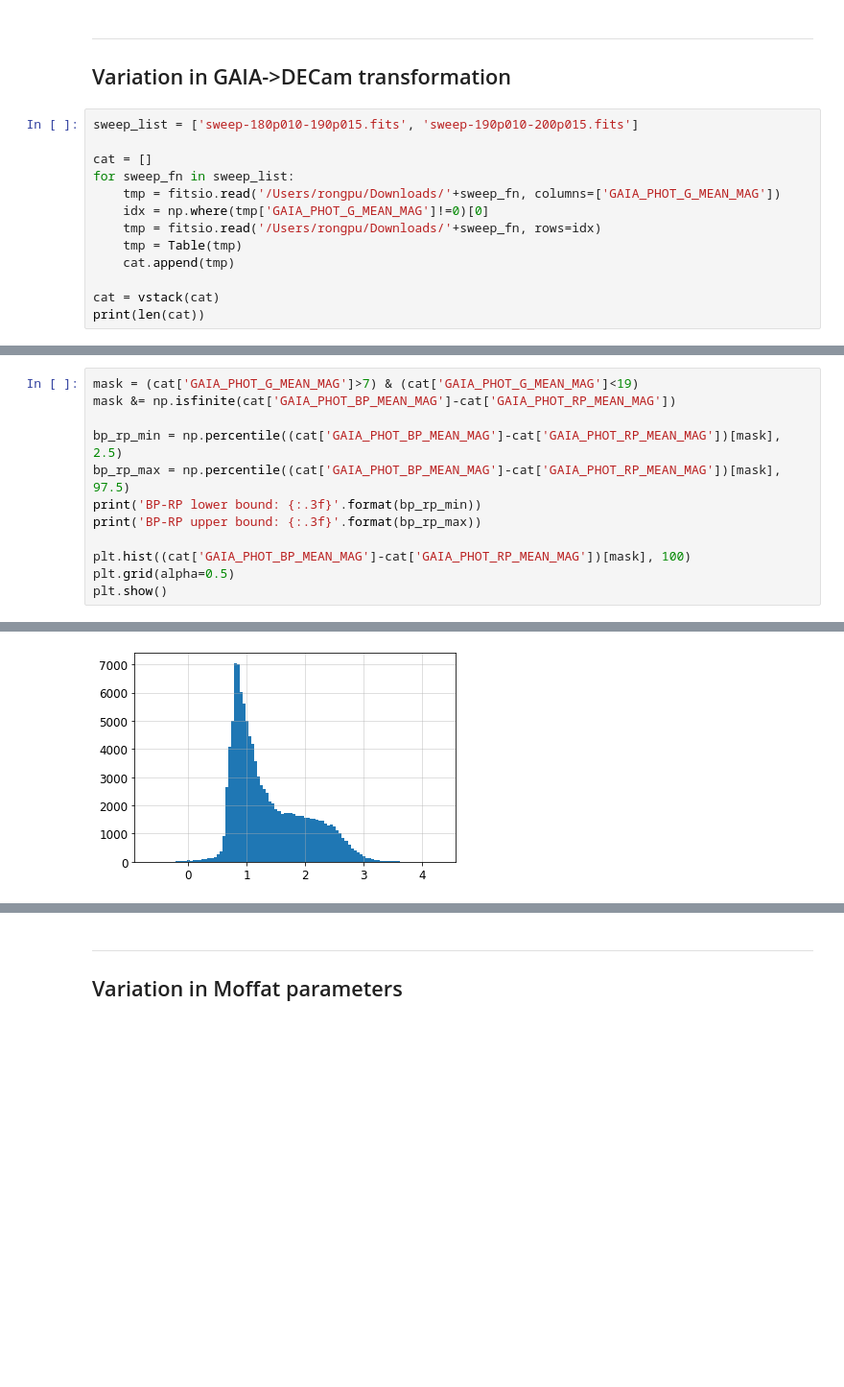
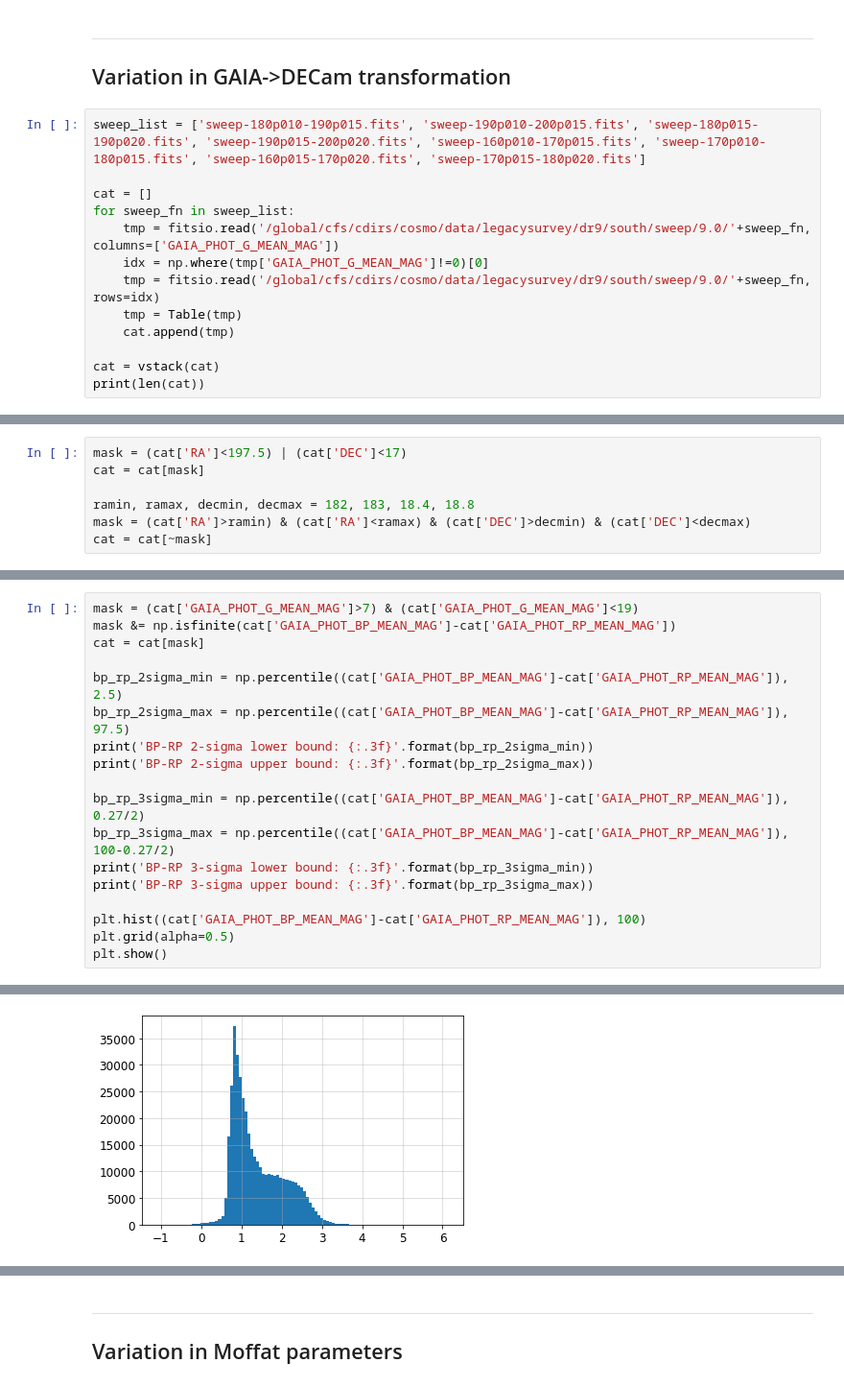
Before and after one commit to rongpu/desi-misc, a Jupyter notebook: bright_star_profiles/final/radius_vs_magnitude-decam-preparation.ipynb, the cells around one changed output, grey strips where cells are left out. Shown at 96% size. Saved outputs shown, nothing was run; the diff lists cells and outputs as text; blank space fills up the shorter version.

```diff
--- a/bright_star_profiles/final/radius_vs_magnitude-decam-preparation.ipynb
+++ b/bright_star_profiles/final/radius_vs_magnitude-decam-preparation.ipynb
@@ -20,13 +20,13 @@ plt.rcParams.update(params)
 -------
 ## Variation in GAIA->DECam transformation
 # %%
-sweep_list = ['sweep-180p010-190p015.fits', 'sweep-190p010-200p015.fits']
+sweep_list = ['sweep-180p010-190p015.fits', 'sweep-190p010-200p015.fits', 'sweep-180p015-190p020.fits', 'sweep-190p015-200p020.fits', 'sweep-160p010-170p015.fits', 'sweep-170p010-180p015.fits', 'sweep-160p015-170p020.fits', 'sweep-170p015-180p020.fits']
 
 cat = []
 for sweep_fn in sweep_list:
-    tmp = fitsio.read('/Users/rongpu/Downloads/'+sweep_fn, columns=['GAIA_PHOT_G_MEAN_MAG'])
+    tmp = fitsio.read('/global/cfs/cdirs/cosmo/data/legacysurvey/dr9/south/sweep/9.0/'+sweep_fn, columns=['GAIA_PHOT_G_MEAN_MAG'])
     idx = np.where(tmp['GAIA_PHOT_G_MEAN_MAG']!=0)[0]
-    tmp = fitsio.read('/Users/rongpu/Downloads/'+sweep_fn, rows=idx)
+    tmp = fitsio.read('/global/cfs/cdirs/cosmo/data/legacysurvey/dr9/south/sweep/9.0/'+sweep_fn, rows=idx)
     tmp = Table(tmp)
     cat.append(tmp)
 
@@ -36,0 +37,7 @@ print(len(cat))
+# %%
+mask = (cat['RA']<197.5) | (cat['DEC']<17)
+cat = cat[mask]
+
+ramin, ramax, decmin, decmax = 182, 183, 18.4, 18.8
+mask = (cat['RA']>ramin) & (cat['RA']<ramax) & (cat['DEC']>decmin) & (cat['DEC']<decmax)
+cat = cat[~mask]
@@ -37,13 +50,19 @@ print(len(cat))
 # %%
 mask = (cat['GAIA_PHOT_G_MEAN_MAG']>7) & (cat['GAIA_PHOT_G_MEAN_MAG']<19)
 mask &= np.isfinite(cat['GAIA_PHOT_BP_MEAN_MAG']-cat['GAIA_PHOT_RP_MEAN_MAG'])
+cat = cat[mask]
 
-bp_rp_min = np.percentile((cat['GAIA_PHOT_BP_MEAN_MAG']-cat['GAIA_PHOT_RP_MEAN_MAG'])[mask], 2.5)
-bp_rp_max = np.percentile((cat['GAIA_PHOT_BP_MEAN_MAG']-cat['GAIA_PHOT_RP_MEAN_MAG'])[mask], 97.5)
-print('BP-RP lower bound: {:.3f}'.format(bp_rp_min))
-print('BP-RP upper bound: {:.3f}'.format(bp_rp_max))
+bp_rp_2sigma_min = np.percentile((cat['GAIA_PHOT_BP_MEAN_MAG']-cat['GAIA_PHOT_RP_MEAN_MAG']), 2.5)
+bp_rp_2sigma_max = np.percentile((cat['GAIA_PHOT_BP_MEAN_MAG']-cat['GAIA_PHOT_RP_MEAN_MAG']), 97.5)
+print('BP-RP 2-sigma lower bound: {:.3f}'.format(bp_rp_2sigma_min))
+print('BP-RP 2-sigma upper bound: {:.3f}'.format(bp_rp_2sigma_max))
 
-plt.hist((cat['GAIA_PHOT_BP_MEAN_MAG']-cat['GAIA_PHOT_RP_MEAN_MAG'])[mask], 100)
+bp_rp_3sigma_min = np.percentile((cat['GAIA_PHOT_BP_MEAN_MAG']-cat['GAIA_PHOT_RP_MEAN_MAG']), 0.27/2)
+bp_rp_3sigma_max = np.percentile((cat['GAIA_PHOT_BP_MEAN_MAG']-cat['GAIA_PHOT_RP_MEAN_MAG']), 100-0.27/2)
+print('BP-RP 3-sigma lower bound: {:.3f}'.format(bp_rp_3sigma_min))
+print('BP-RP 3-sigma upper bound: {:.3f}'.format(bp_rp_3sigma_max))
+
+plt.hist((cat['GAIA_PHOT_BP_MEAN_MAG']-cat['GAIA_PHOT_RP_MEAN_MAG']), 100)
 plt.grid(alpha=0.5)
 plt.show()
 # %% [output]
@@ -52,4 +73,4 @@ BP-RP upper bound: 2.743
-[figure, old version]
+[figure, new version]
 # %%
 mask = cat['MASKBITS']==0
 print(np.sum(mask))
```
Also changed, not shown: parts of 7 cells of this notebook, 14 other files.
